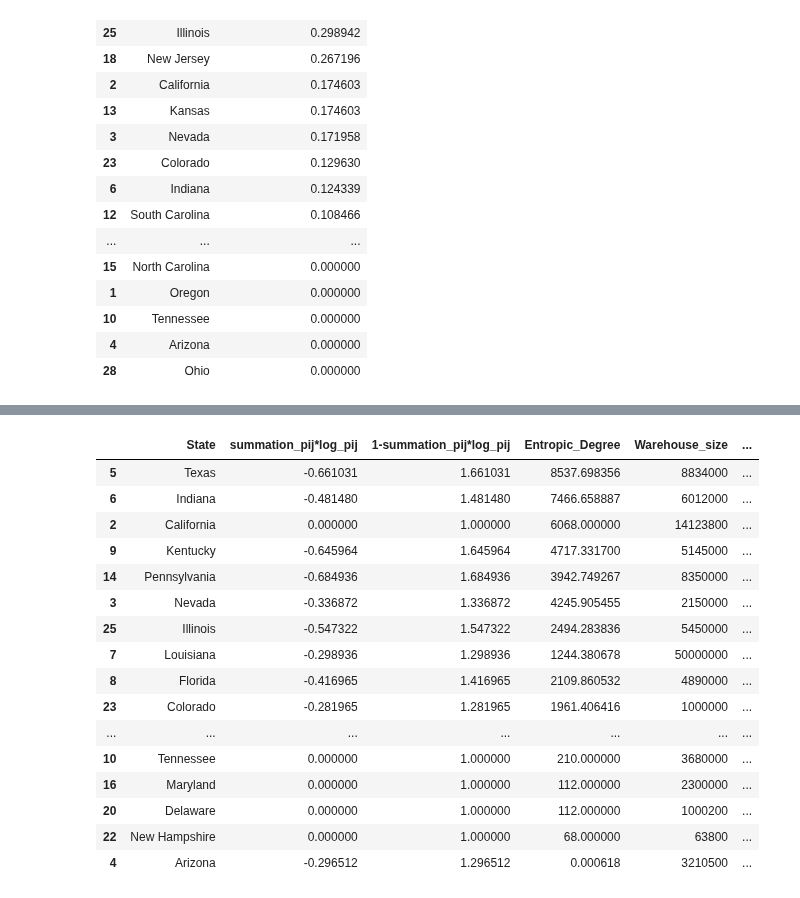
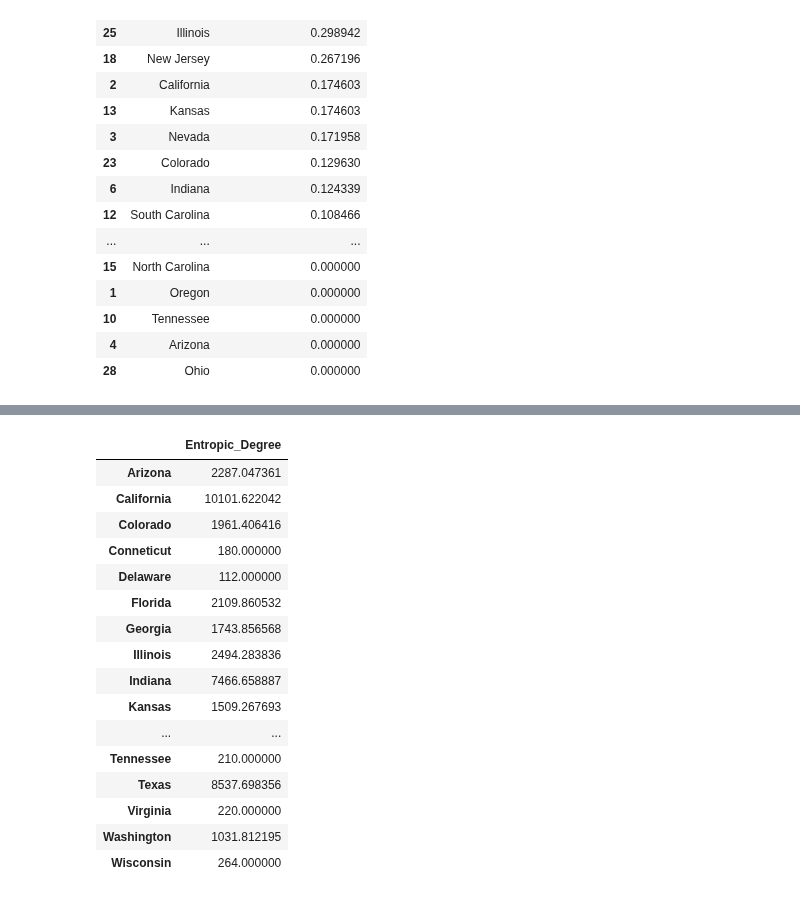
Before and after one commit to kelvinengee/network, a Jupyter notebook: Mississippi.ipynb, the cells around one changed output, grey strips where cells are left out. Drawn from its saved outputs; the diff is of its cells as text; code cells hidden in the pictures.

```diff
--- a/Mississippi.ipynb
+++ b/Mississippi.ipynb
@@ -713,21 +225,59 @@ df4
-# %%
-df4.sort_values(by=['Demand_Adjusted_Entropic_Degree'], ascending=False, inplace=True)
-df4
-# %% [output]
-|  | State | summation_pij*log_pij | 1-summation_pij*log_pij | Entropic_Degree | Warehouse_size | ... |
-| 5 | Texas | -0.661031 | 1.661031 | 8537.698356 | 8834000 | ... |
-| 6 | Indiana | -0.481480 | 1.481480 | 7466.658887 | 6012000 | ... |
-| 2 | California | 0.000000 | 1.000000 | 6068.000000 | 14123800 | ... |
-| 9 | Kentucky | -0.645964 | 1.645964 | 4717.331700 | 5145000 | ... |
-| 14 | Pennsylvania | -0.684936 | 1.684936 | 3942.749267 | 8350000 | ... |
-| 3 | Nevada | -0.336872 | 1.336872 | 4245.905455 | 2150000 | ... |
-| 25 | Illinois | -0.547322 | 1.547322 | 2494.283836 | 5450000 | ... |
-| 7 | Louisiana | -0.298936 | 1.298936 | 1244.380678 | 50000000 | ... |
-| 8 | Florida | -0.416965 | 1.416965 | 2109.860532 | 4890000 | ... |
-| 23 | Colorado | -0.281965 | 1.281965 | 1961.406416 | 1000000 | ... |
-| ... | ... | ... | ... | ... | ... | ... |
-| 10 | Tennessee | 0.000000 | 1.000000 | 210.000000 | 3680000 | ... |
-| 16 | Maryland | 0.000000 | 1.000000 | 112.000000 | 2300000 | ... |
-| 20 | Delaware | 0.000000 | 1.000000 | 112.000000 | 1000200 | ... |
-| 22 | New Hampshire | 0.000000 | 1.000000 | 68.000000 | 63800 | ... |
-| 4 | Arizona | -0.296512 | 1.296512 | 0.000618 | 3210500 | ... |
+# %%
+def entropic_degree(graph, weight):
+    out = defaultdict(dict)
+    out2 = defaultdict(dict)
+    out3 = defaultdict(dict)
+    out4 = defaultdict(dict)
+    df = pd.DataFrame(columns=['Node'])
+    d = {}
+    e = {}
+    f = {}
+    g = {}
+    global h
+    for i2 in list(graph):
+        for i3 in list(graph.neighbors(i2)):
+            distance = graph[i2][i3][weight]
+            out[i2][i3] = distance
+    for i2 in list(graph):
+        key = str(i2)
+        d[key] = sum(out[i2].values())
+    for i2 in list(graph):
+        for i3 in list(graph.neighbors(i2)):
+            pij = out[i2][i3] / d[i2]
+            log_pij = math.log10(pij)
+            pij_multiplied_log_pij = pij * log_pij
+            out2[i2][i3] = pij_multiplied_log_pij
+    for i2 in list(graph):
+        key = str(i2)
+        e[key] = sum(out2[i2].values())
+    for i2 in list(graph):
+        key = str(i2)
+        f[key] = 1 - e[key]
+    for i2 in list(graph):
+        key = str(i2)
+        g[key] = d[key] * f[key]
+
+    h = pd.DataFrame.from_dict(g, orient='index',)
+    h.rename(columns = {0: 'Entropic_Degree'}, inplace = True)
+    h.sort_index(inplace=True)
+    return h
+# %%
+entropic_degree(Mississippi_Graph,'Distance')
+# %% [output]
+|  | Entropic_Degree |
+| Arizona | 2287.047361 |
+| California | 10101.622042 |
+| Colorado | 1961.406416 |
+| Conneticut | 180.000000 |
+| Delaware | 112.000000 |
+| Florida | 2109.860532 |
+| Georgia | 1743.856568 |
+| Illinois | 2494.283836 |
+| Indiana | 7466.658887 |
+| Kansas | 1509.267693 |
+| ... | ... |
+| Tennessee | 210.000000 |
+| Texas | 8537.698356 |
+| Virginia | 220.000000 |
+| Washington | 1031.812195 |
+| Wisconsin | 264.000000 |
```
Also changed, not shown: parts of 26 cells of this notebook.
